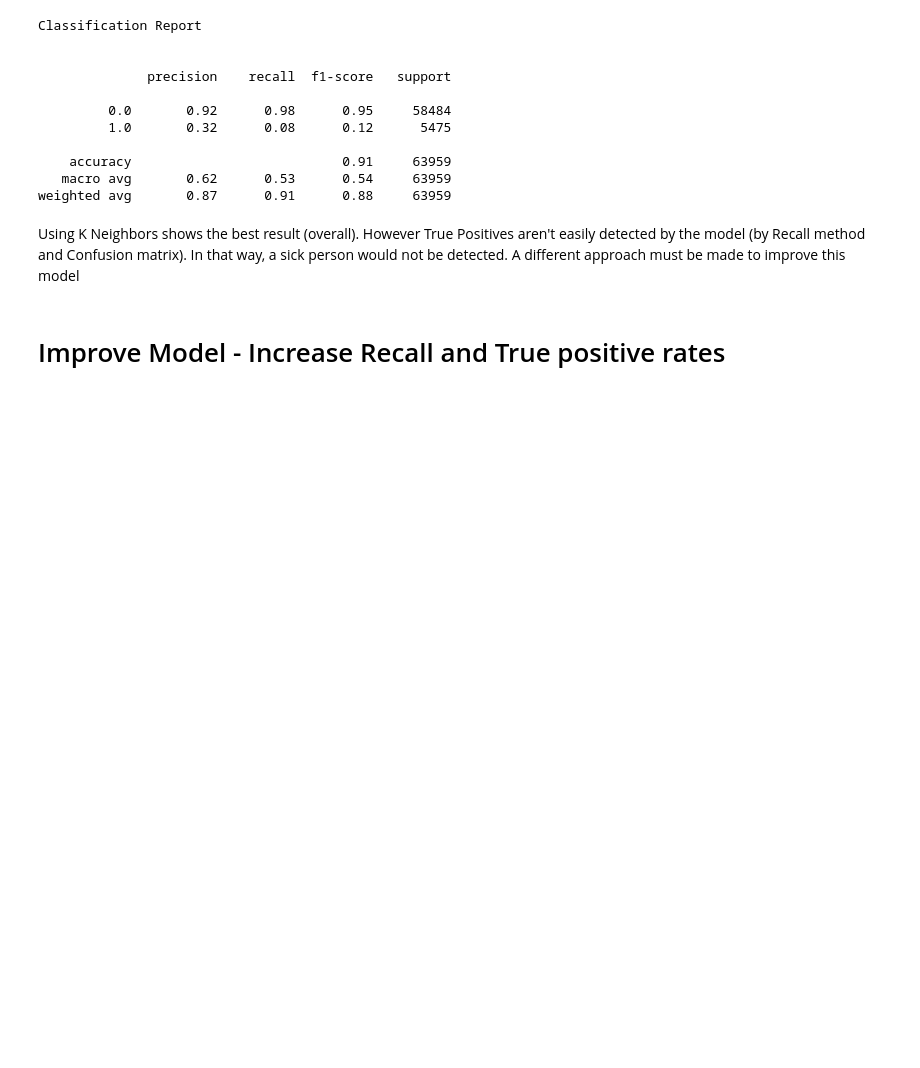
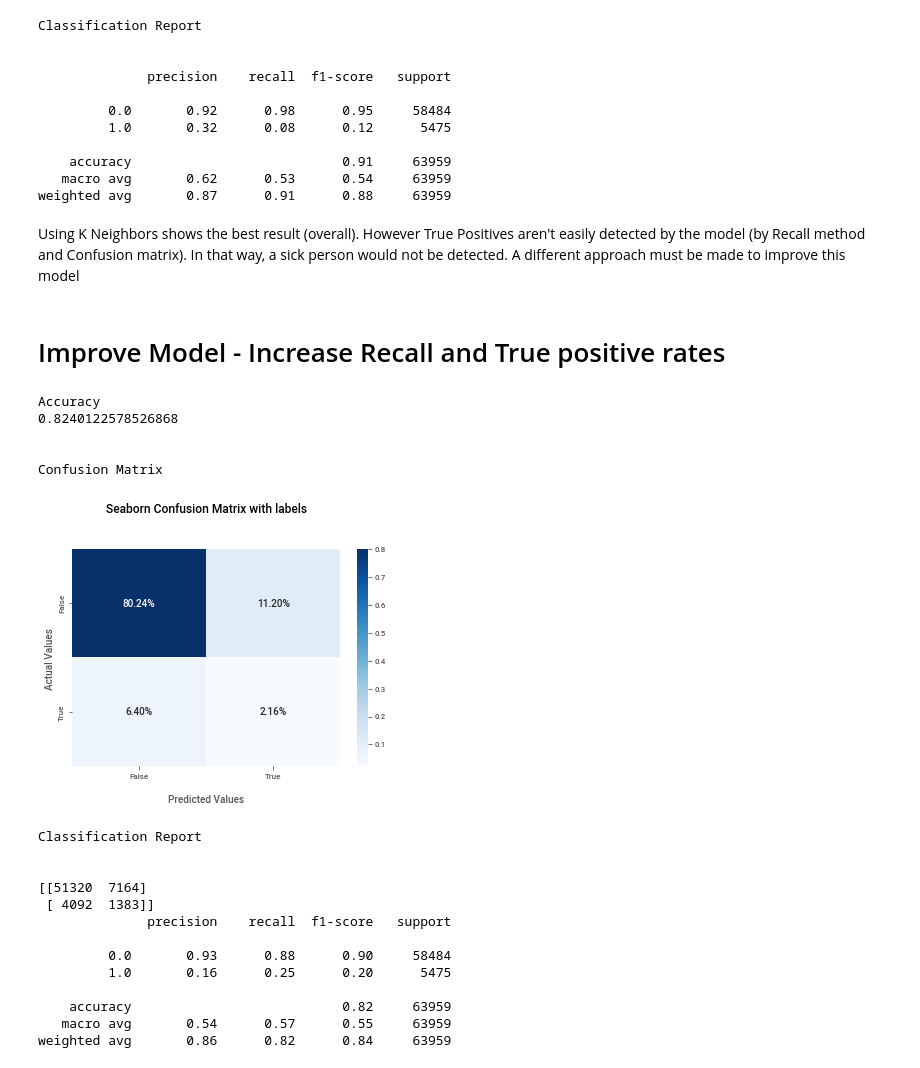
Before and after one commit to Cepeda-R/Data-Science, a Jupyter notebook: HeartDisease.ipynb, the cells around one changed output. Drawn from its saved outputs; the diff is of its cells as text; code cells hidden in the pictures; blank space fills up the shorter version.

```diff
--- a/HeartDisease.ipynb
+++ b/HeartDisease.ipynb
@@ -618,3 +618,56 @@ weighted avg       0.87      0.91      0.88     63959
 Using K Neighbors shows the best result (overall). However True Positives aren't easily detected by the model (by Recall method and Confusion matrix). In that way, a sick person would not be detected. A different approach must be made to improve this model
 # %% [markdown]
 # Improve Model - Increase Recall and True positive rates
+# %%
+#define model
+weights = {0:1.0, 1:100.0}
+dtree_model = DecisionTreeClassifier(class_weight=weights)
+
+#do the fit model vs. dataframe and target
+dtree_model.fit(x_train, y_train)
+
+#prediction results to evaluate accuracy
+y_pred_dtree = dtree_model.predict(x_test)
+
+print(f'Accuracy')
+print(accuracy_score(y_test, y_pred_dtree))
+print('\n')
+
+print(f'Confusion Matrix')
+cf_matrix=confusion_matrix(y_test, y_pred_dtree)
+ax = sns.heatmap(cf_matrix/np.sum(cf_matrix), annot=True, fmt='.2%', cmap='Blues')
+ax.set_title('Seaborn Confusion Matrix with labels\n\n');
+ax.set_xlabel('\nPredicted Values')
+ax.set_ylabel('Actual Values ');
+## Ticket labels - List must be in alphabetical order
+ax.xaxis.set_ticklabels(['False','True'])
+ax.yaxis.set_ticklabels(['False','True'])
+## Display the visualization of the Confusion Matrix.
+plt.show()
+print('\n')
+
+
+print(f'Classification Report')
+print('\n')
+print(confusion_matrix(y_test, y_pred_dtree))
+print(classification_report(y_test, y_pred_dtree))
+# %% [output]
+Accuracy
+0.8240122578526868
+
+
+Confusion Matrix
+[figure, added]
+Classification Report
+
+
+[[51320  7164]
+ [ 4092  1383]]
+              precision    recall  f1-score   support
+
+         0.0       0.93      0.88      0.90     58484
+         1.0       0.16      0.25      0.20      5475
+
+    accuracy                           0.82     63959
+   macro avg       0.54      0.57      0.55     63959
+weighted avg       0.86      0.82      0.84     63959
```
